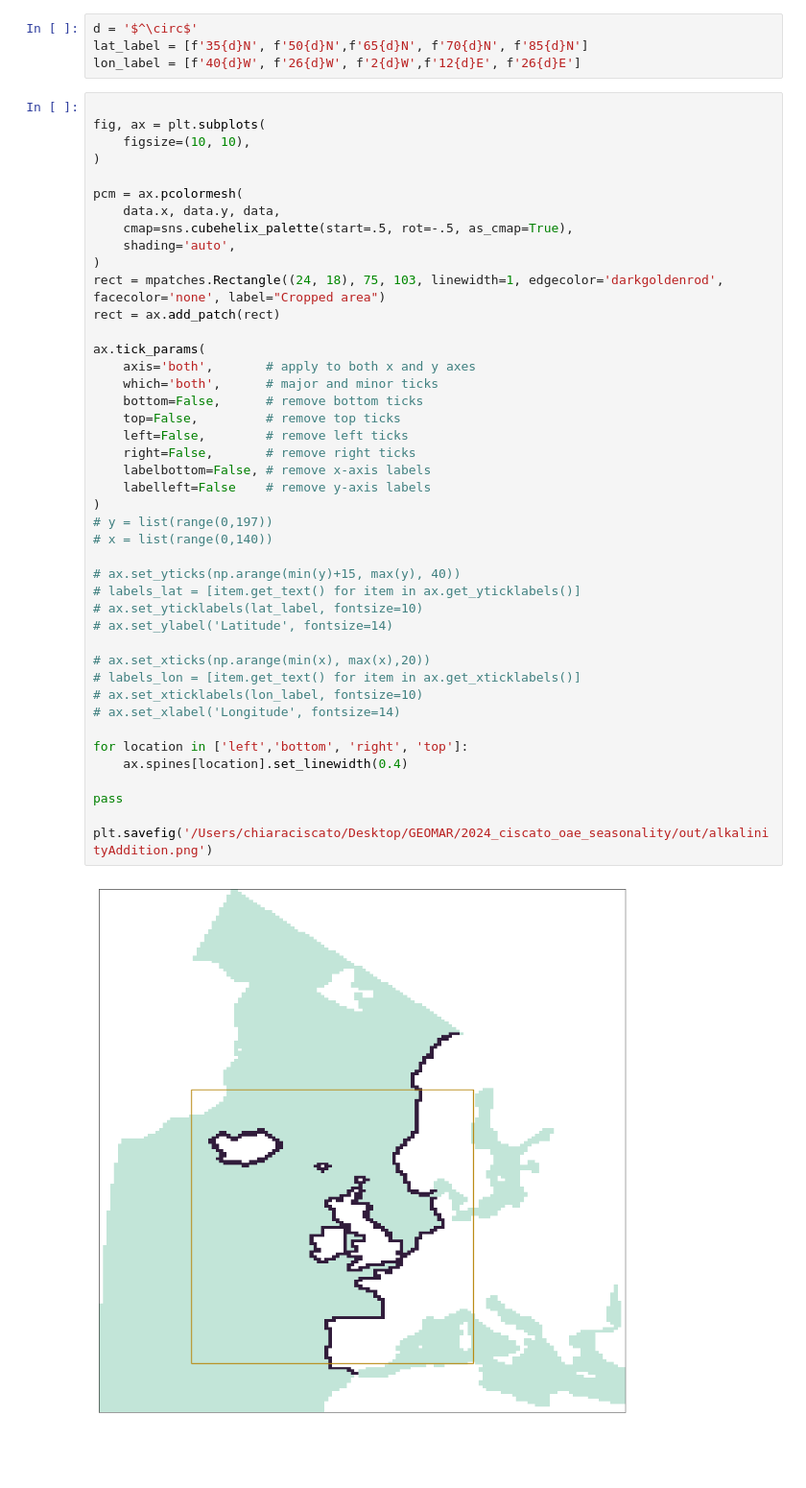
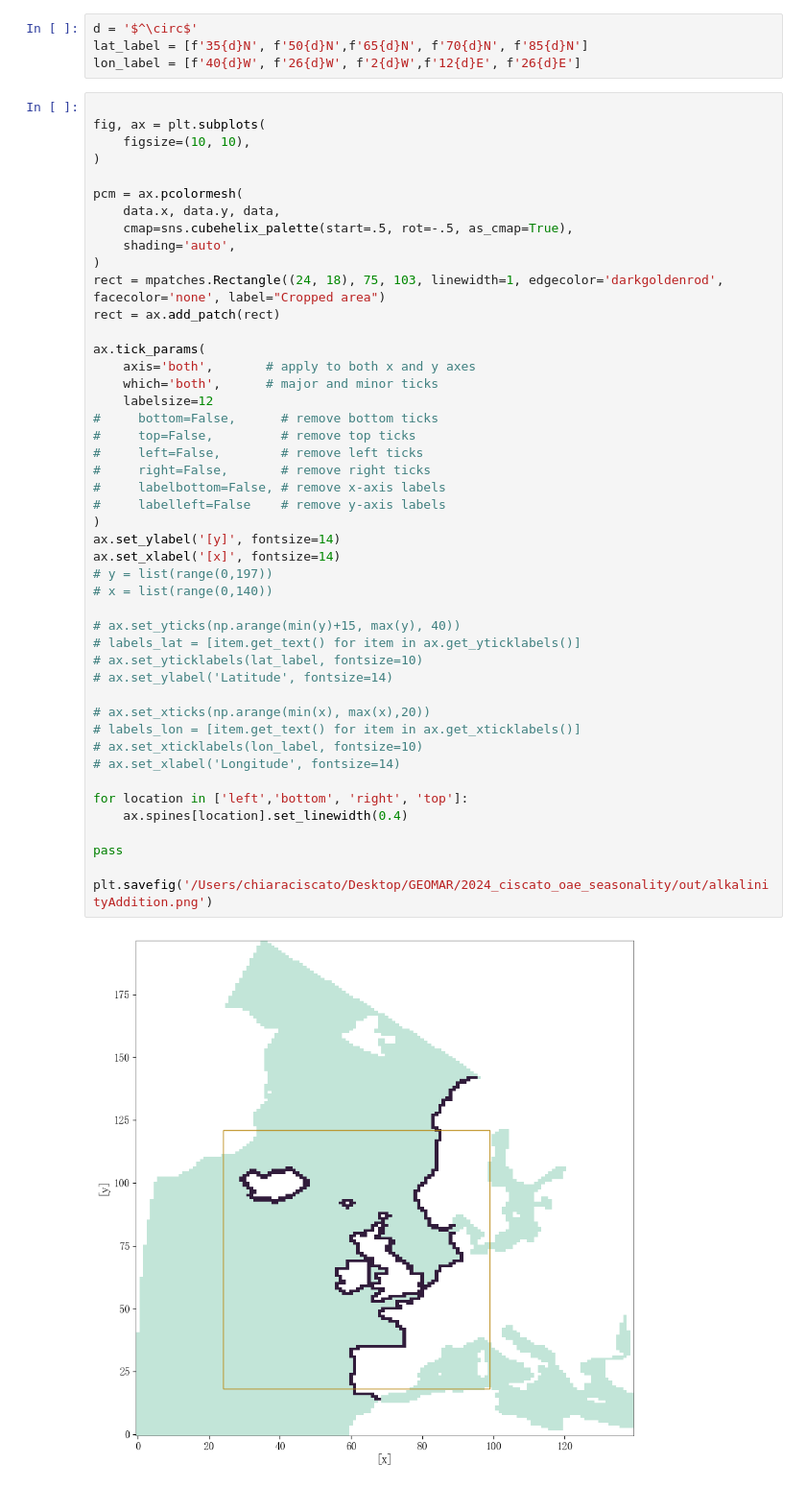
Before and after one commit to chiaraciscato/2026_ciscato_oae_seasonality, a Jupyter notebook: scripts/OAEaddition.ipynb, the cells around one changed output. Shown at 96% size. Saved outputs shown, nothing was run; the diff lists cells and outputs as text; blank space fills up the shorter version.

```diff
--- a/scripts/OAEaddition.ipynb
+++ b/scripts/OAEaddition.ipynb
@@ -26,37 +24,40 @@ pcm = ax.pcolormesh(
     cmap=sns.cubehelix_palette(start=.5, rot=-.5, as_cmap=True),
     shading='auto',
 )
 rect = mpatches.Rectangle((24, 18), 75, 103, linewidth=1, edgecolor='darkgoldenrod', facecolor='none', label="Cropped area")
 rect = ax.add_patch(rect)
 
 ax.tick_params(
     axis='both',       # apply to both x and y axes
     which='both',      # major and minor ticks
-    bottom=False,      # remove bottom ticks
-    top=False,         # remove top ticks
-    left=False,        # remove left ticks
-    right=False,       # remove right ticks
-    labelbottom=False, # remove x-axis labels
-    labelleft=False    # remove y-axis labels
+    labelsize=12
+#     bottom=False,      # remove bottom ticks
+#     top=False,         # remove top ticks
+#     left=False,        # remove left ticks
+#     right=False,       # remove right ticks
+#     labelbottom=False, # remove x-axis labels
+#     labelleft=False    # remove y-axis labels
 )
+ax.set_ylabel('[y]', fontsize=14)
+ax.set_xlabel('[x]', fontsize=14)
 # y = list(range(0,197))
 # x = list(range(0,140))
 
 # ax.set_yticks(np.arange(min(y)+15, max(y), 40))
 # labels_lat = [item.get_text() for item in ax.get_yticklabels()]
 # ax.set_yticklabels(lat_label, fontsize=10)
 # ax.set_ylabel('Latitude', fontsize=14)
 
 # ax.set_xticks(np.arange(min(x), max(x),20))
 # labels_lon = [item.get_text() for item in ax.get_xticklabels()]
 # ax.set_xticklabels(lon_label, fontsize=10)
 # ax.set_xlabel('Longitude', fontsize=14)
 
 for location in ['left','bottom', 'right', 'top']:
     ax.spines[location].set_linewidth(0.4)
 
 pass
 
 plt.savefig('/Users/chiaraciscato/Desktop/GEOMAR/2024_ciscato_oae_seasonality/out/alkalinityAddition.png')
 # %% [output]
-[figure, old version]
+[figure, new version]
```
Also changed, not shown: parts of 1 cell of this notebook, 5 other files.
